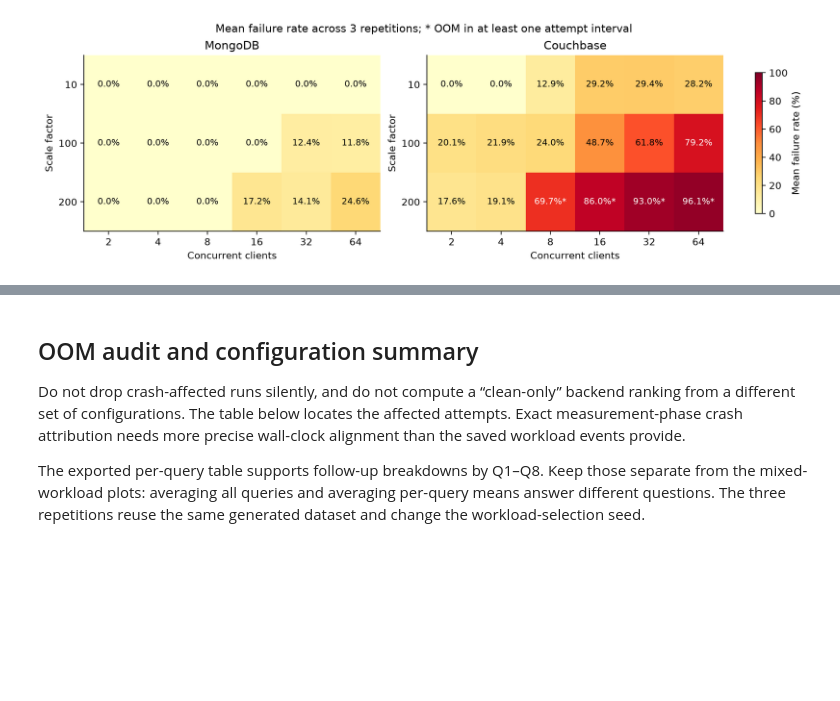
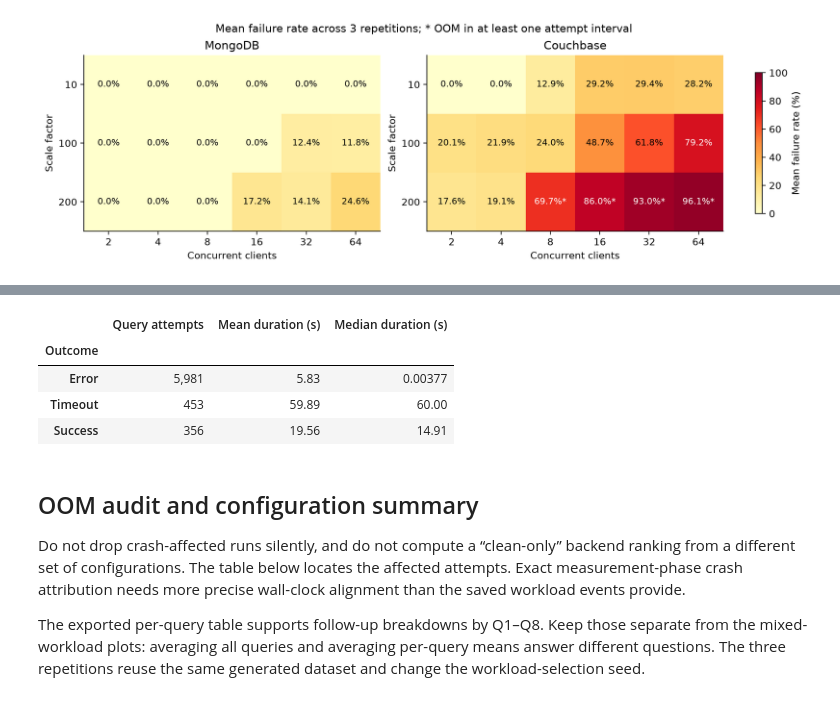
Before and after one commit to zeNightshade/JSONBench, a Jupyter notebook: notebooks/ec2_large_analysis.ipynb, the cells around one changed output, grey strips where cells are left out. Cells and saved outputs as stored; diff of their text form; code cells hidden in the pictures; blank space fills up the shorter version.

Commit message:
Add Couchbase SF200 outcome duration summary before OOM audit

```diff
--- a/notebooks/ec2_large_analysis.ipynb
+++ b/notebooks/ec2_large_analysis.ipynb
@@ -223,3 +227,33 @@ save(fig, "failure_heatmaps")
+# %%
+duration_rows = []
+for cell in plan["cells"]:
+    if cell["backend"] != "couchbase" or cell["scale_factor"] != 200:
+        continue
+    attempt = state["attempts"][cell["id"]][-1]
+    run = DATA / "attempts" / attempt["run_path"].split("/attempts/", 1)[1]
+    info = json.loads((run / "info.json").read_text())
+    start = info["warmup_seconds"]
+    end = start + info["measurement_seconds"]
+    for line in (run / "events.jsonl").open():
+        event = json.loads(line)
+        if event["event"] == "completed" and start <= event["start_seconds"] < end:
+            duration_rows.append({"Outcome": event["status"], "duration_s": event["time"]})
+duration_summary = (pd.DataFrame(duration_rows).groupby("Outcome")["duration_s"]
+                    .agg(["count", "mean", "median"]).reindex(["error", "timeout", "success"]))
+expected = runs[(runs.backend == "couchbase") & (runs.sf == 200)]
+assert duration_summary["count"].tolist() == [int(expected.errors.sum()), int(expected.timeouts.sum()), int(expected.successes.sum())]
+duration_summary.index = ["Error", "Timeout", "Success"]
+duration_summary.index.name = "Outcome"
+duration_summary.columns = ["Query attempts", "Mean duration (s)", "Median duration (s)"]
+duration_summary.to_csv(OUT / "couchbase_s200_duration_by_outcome.csv")
+display(duration_summary.style.format({"Query attempts": "{:,.0f}", "Mean duration (s)": "{:.2f}",
+                                      "Median duration (s)": lambda value: f"{value:.5f}" if value < .01 else f"{value:.2f}"}))
+# %% [output]
+|  | Query attempts | Mean duration (s) | Median duration (s) |
+| Outcome |  |  |  |
+| Error | 5,981 | 5.83 | 0.00377 |
+| Timeout | 453 | 59.89 | 60.00 |
+| Success | 356 | 19.56 | 14.91 |
 # %% [markdown]
 ## OOM audit and configuration summary
 
```
Also changed, not shown: parts of 1 cell of this notebook.
